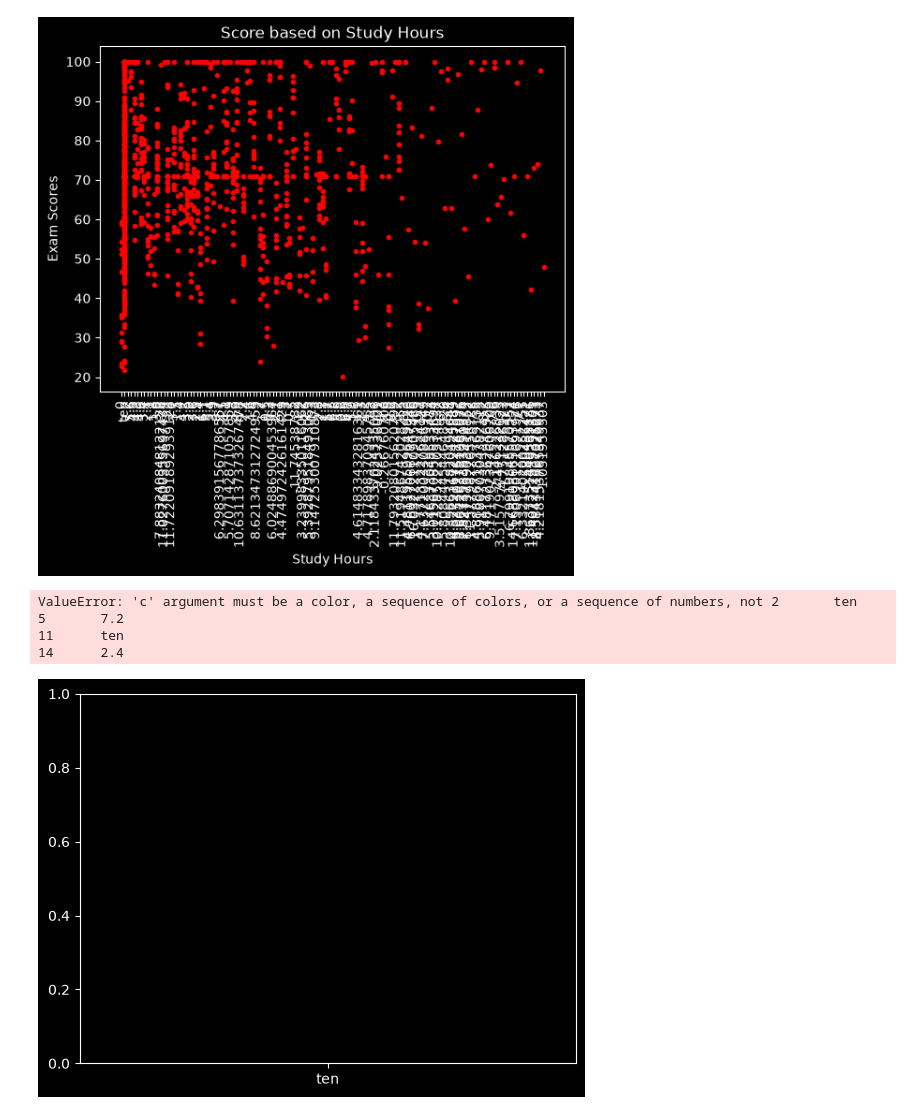
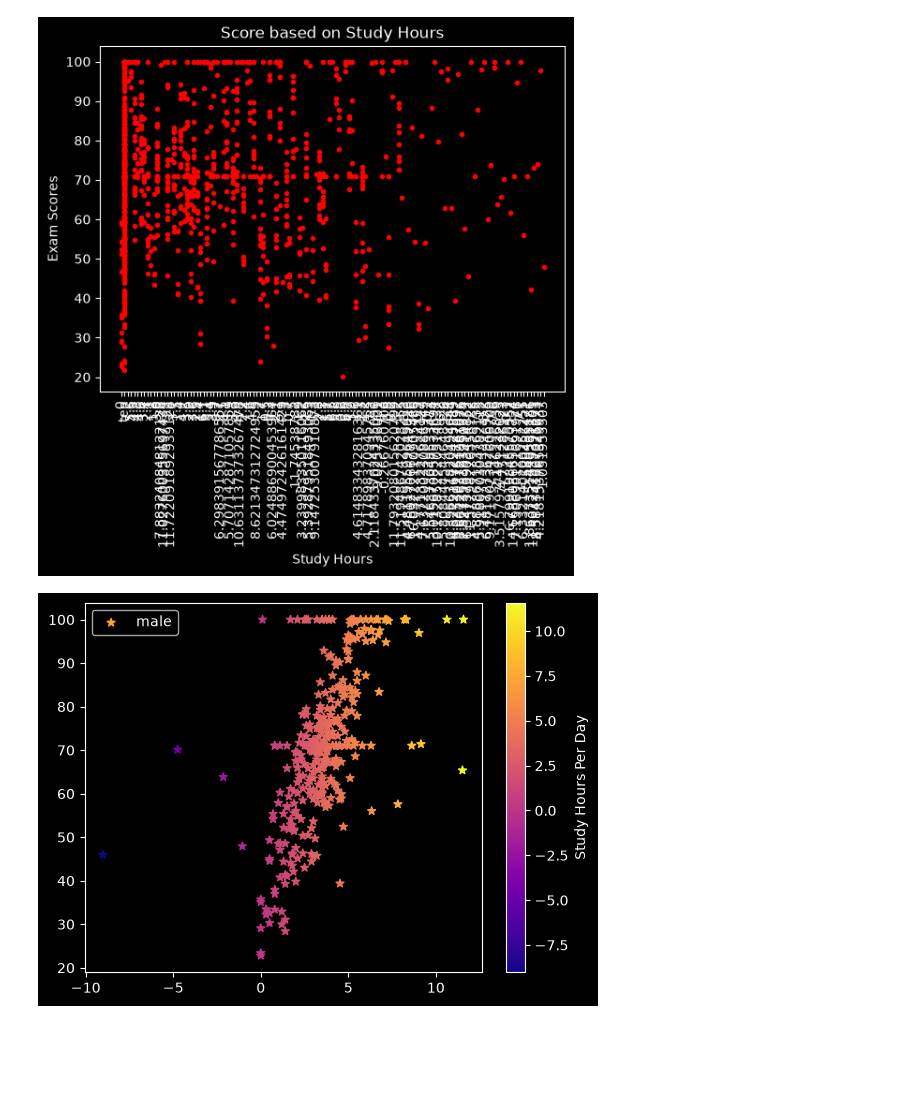
Before and after one commit to masoomk9666/hccda-ai, a Jupyter notebook: matplot01.ipynb, the cells around one changed output. Cells and saved outputs as stored; diff of their text form; code cells hidden in the pictures; blank space fills up the shorter version.

```diff
--- a/matplot01.ipynb
+++ b/matplot01.ipynb
@@ -188,15 +188,29 @@ plt.show()
 # %% [output]
 [figure]
 # %%
-male = df[df["gender"] == "Male"]
-female = df[df["gender" ] == "Female"]
+male['study_hours_per_day'] = pd.to_numeric(
+    male['study_hours_per_day'],
+    errors='coerce'
+)
 
-plt.scatter(male['study_hours_per_day'], male['exam_score'], lable="male", marker="*", c = male['study_hours_per_day'], cmap="plasma")
+male['exam_score'] = pd.to_numeric(
+    male['exam_score'],
+    errors='coerce'
+)
+
+male = male.dropna(subset=['study_hours_per_day', 'exam_score'])
+
+plt.scatter(
+    male['study_hours_per_day'],
+    male['exam_score'],
+    label="male",
+    marker="*",
+    c=male['study_hours_per_day'],
+    cmap="plasma"
+)
+
 plt.legend()
-plt.show
+plt.colorbar(label="Study Hours Per Day")
+plt.show()
 # %% [output]
-ValueError: 'c' argument must be a color, a sequence of colors, or a sequence of numbers, not 2       ten
-5       7.2
-11      ten
-14      2.4
-[figure, old version]
+[figure, new version]
```
Also changed, not shown: parts of 8 cells of this notebook, 6 other files.
